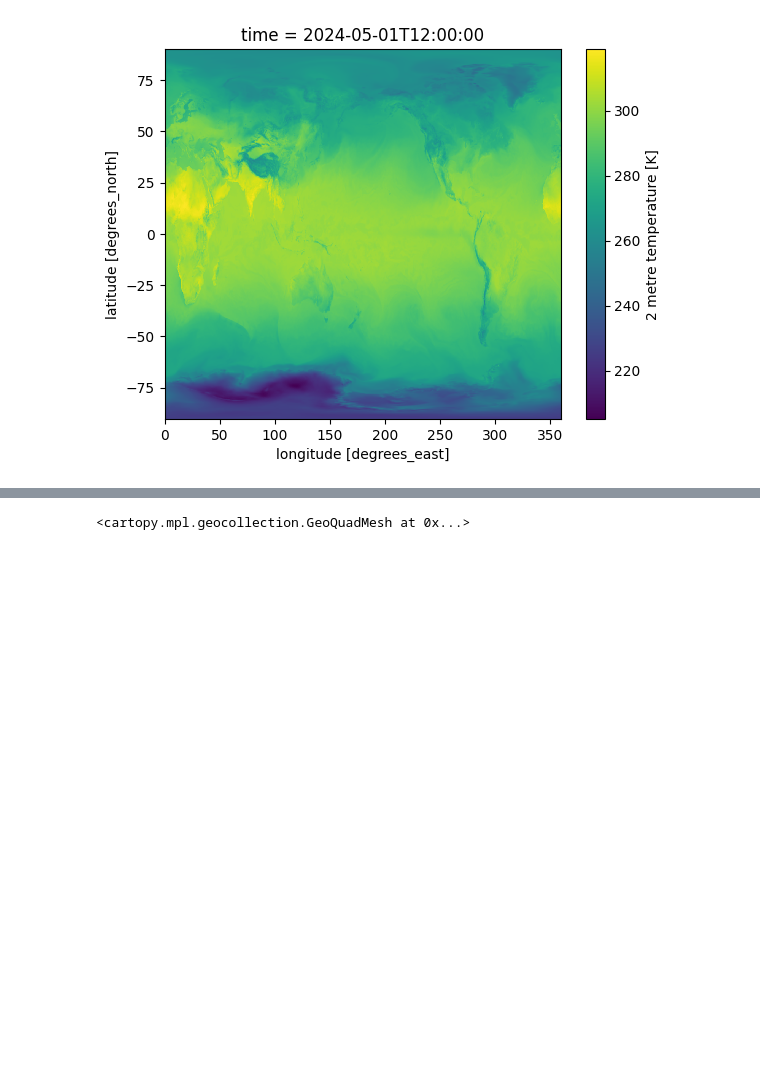
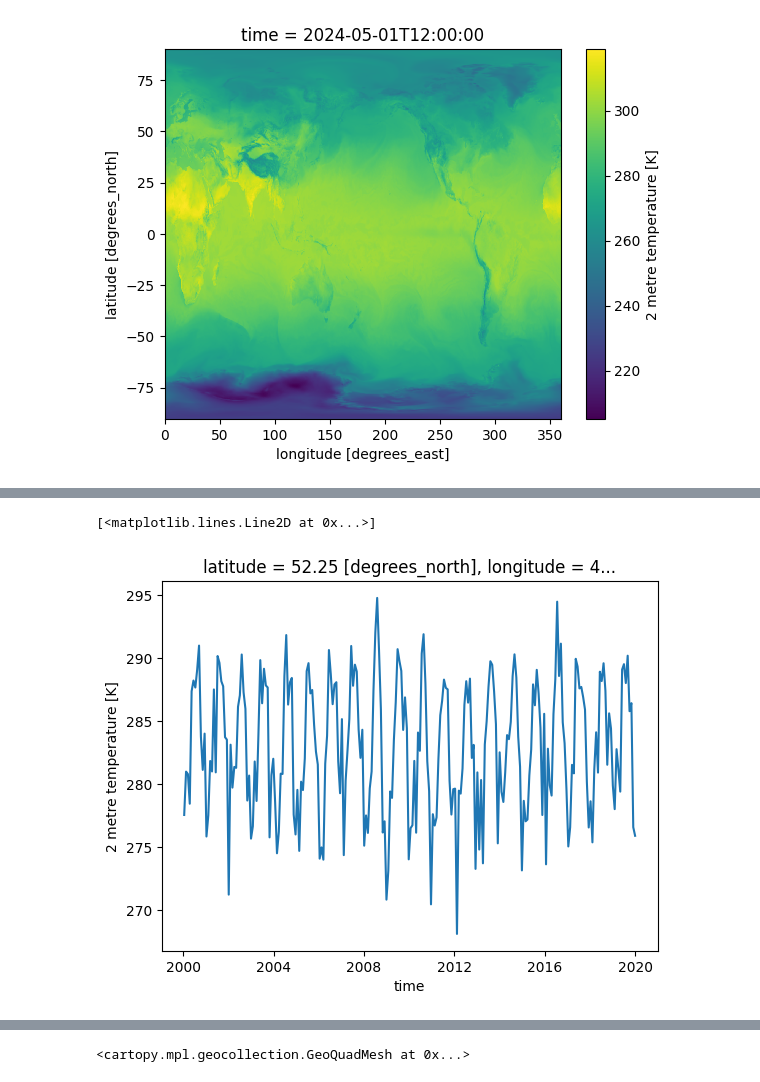
Before and after one commit to EXCITED-CO2/workshop_tutorial, a Jupyter notebook: book/sections/ARCO-ERA5.ipynb, the cells around one changed output, grey strips where cells are left out. Cells and saved outputs as stored; diff of their text form; code cells hidden in the pictures; blank space fills up the shorter version.

Commit message:
Add some info on chunks, more explanation

```diff
--- a/book/sections/ARCO-ERA5.ipynb
+++ b/book/sections/ARCO-ERA5.ipynb
@@ -56 +81,11 @@ ar_full_37_1h["2m_temperature"].sel(time="2024-05-01T12:00:00").plot()
+# %%
+loc_leiden = {"latitude": 52.17, "longitude": 4.46}
+
+# Select every 30th day of data to reduce the number of chunks that need to be downloaded
+monthly_temperature = ar_full_37_1h["2m_temperature"].isel(time=slice(None, None, 24*30))
+monthly_temperature = monthly_temperature.sel(time=slice("2000-01-01", "2020-01-01"))
+monthly_temperature.sel(loc_leiden, method="nearest").plot()
+# %% [output]
+[<matplotlib.lines.Line2D at 0x...>]
+[figure, added]
 # %% [markdown]
```
Also changed, not shown: parts of 7 cells of this notebook, 1 other file.
